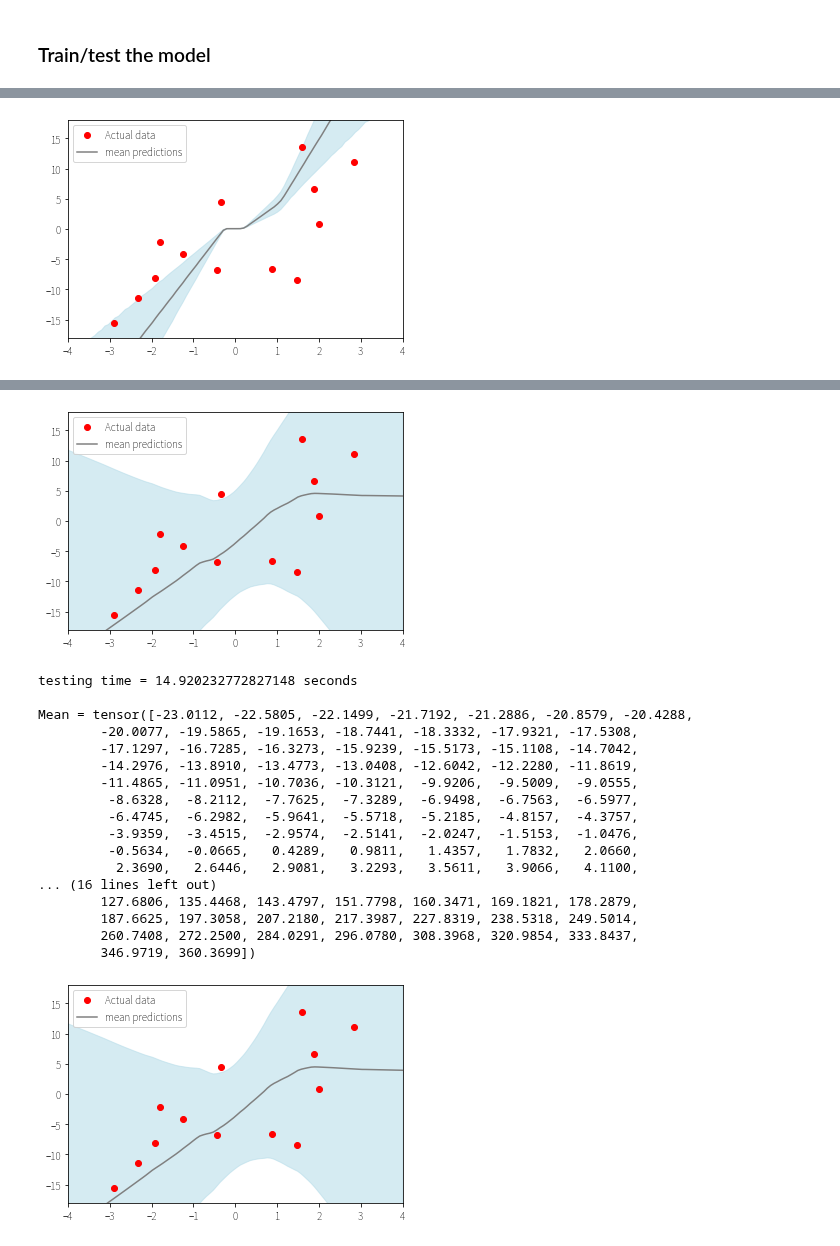
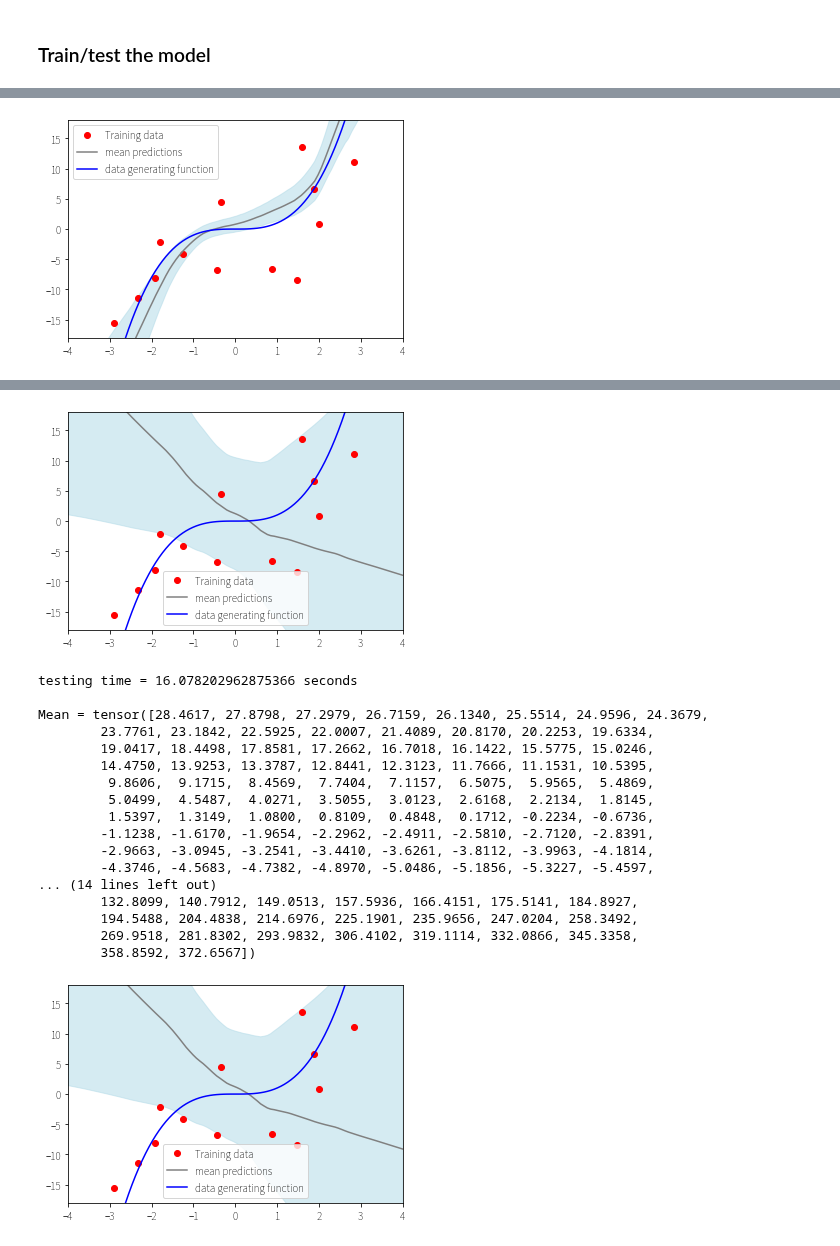
Before and after one commit to ronaldseoh/bayesian-dl-experiments, a Jupyter notebook: experiment_comparison_toy.ipynb, the cells around one changed output, grey strips where cells are left out. Cells and saved outputs as stored; diff of their text form; code cells hidden in the pictures.

Commit message:
test_results/comparison_toy

```diff
--- a/experiment_comparison_toy.ipynb
+++ b/experiment_comparison_toy.ipynb
@@ -148,11 +165,14 @@ uncertainty_methods['hmc'] = models.FCNetPyro(
 # %% [markdown]
 ### Train/test the model
 # %%
-import time
-import pyro
 from pyro.infer import EmpiricalMarginal, SVI, Trace_ELBO, NUTS, MCMC
 
 for key, network in uncertainty_methods.items():
+
+    # Reset the random number generator for each method (to produce identical results)
+    torch.manual_seed(random_seed)
+    np.random.seed(random_seed)
+    pyro.set_rng_seed(random_seed)
 
     # Print the method name
     print("Now running " + str(key))
@@ -183,7 +203,7 @@ for key, network in uncertainty_methods.items():
     elif isinstance(network, models.FCNetPyro):
         if key == 'variational_inference':
             optimizer = pyro.optim.Adam({"lr": 0.01})
-            svi = SVI(network.model, network.guide, optimizer, loss=Trace_ELBO(), num_samples=2000)
+            svi = SVI(network.model, network.guide, optimizer, loss=Trace_ELBO(), num_samples=1000)
         elif key == 'hmc':
             nuts_kernel = NUTS(network.model)
             mcmc = MCMC(nuts_kernel, num_samples=2000, warmup_steps=100)
@@ -221,21 +241,21 @@ for key, network in uncertainty_methods.items():
                     # forward + backward + optimize
                     outputs = network(inputs)
 
-                    #total_loss = objective(outputs, targets)
+                    if loss_function_type == 'test_ll_mc':
+                        _, _, _, metrics = network.predict_dist(
+                            inputs, n_predictions, y_test=targets, reg_strength=reg_strength)
 
-                    _, _, _, metrics = network.predict_dist(
-                        inputs, n_predictions, y_test=targets, reg_strength=reg_strength)
+                        total_loss = -(metrics['test_ll_mc'])
 
-                    total_loss = metrics['rmse_mc']
-
-                    #if network.dropout_type == 'variational':
-                    #    total_loss += float(network.kl() / 10)
+                    else:
+                        total_loss = objective(outputs, targets)
 
                     total_loss.backward()
 
                     optimizer.step()
 
                 elif isinstance(network, models.FCNetPyro):
+                    pyro.clear_param_store()
                     # calculate the loss and take a gradient step
                     total_loss = svi.step(inputs, targets)
 
@@ -289,8 +309,5 @@ training time = 345.659451007843 seconds
 # %%
-%matplotlib inline
-import matplotlib.pyplot as plt
-
-for _, network in uncertainty_methods.items():
+for key, network in uncertainty_methods.items():
 
     """
     Testing
@@ -330,17 +347,22 @@ for _, network in uncertainty_methods.items():
     plt.xlim(dataset_toy_x_low, dataset_toy_x_high)
     plt.ylim(dataset_toy_y_mean-2*dataset_toy_y_std, dataset_toy_y_mean+2*dataset_toy_y_std)
 
+    # Distributions around the predictions
+    plt.fill_between(X_test.flatten(), (mean.detach().numpy() - 2*torch.sqrt(var).detach().numpy()).flatten(), (mean.detach().numpy() + 2*torch.sqrt(var).detach().numpy()).flatten(),
+                     color='lightblue', alpha=0.5)
+
     # Train data
-    plt.plot(dataset.data_x, dataset.data_y, 'or', label='Actual data')
+    plt.plot(dataset.data_x, dataset.data_y, 'or', label='Training data')
 
     # MC prediction
     plt.plot(X_test, mean.detach().numpy(), 'gray', label='mean predictions')
 
-    # Distributions around the predictions
-    plt.fill_between(X_test.flatten(), (mean.detach().numpy() - 2*torch.sqrt(var).detach().numpy()).flatten(), (mean.detach().numpy() + 2*torch.sqrt(var).detach().numpy()).flatten(),
-                     color='lightblue', alpha=0.5)
+    # Original data generating function without noise
+    plt.plot(X_test, X_test ** 3, 'blue', label='data generating function')
 
     plt.legend()
 
+    plt.savefig(os.path.join(test_results_path, str(key) + '.png'))
+
     plt.show()
 # %% [output]
@@ -364 +386 @@ Mean = tensor([-33.5994, -32.8092, -32.0824, -31.4025, -30.6856, -29.9949, -29.2
-[figure, old version]
+[figure, new version]
@@ -382,19 +404,19 @@ Mean = tensor([-22.8427, -22.4167, -21.9907, -21.5647, -21.1386, -20.7127, -20.2
-[figure, old version]
+[figure, new version]
-testing time = 14.920232772827148 seconds
+testing time = 16.078202962875366 seconds
 
-Mean = tensor([-23.0112, -22.5805, -22.1499, -21.7192, -21.2886, -20.8579, -20.4288,
-        -20.0077, -19.5865, -19.1653, -18.7441, -18.3332, -17.9321, -17.5308,
-        -17.1297, -16.7285, -16.3273, -15.9239, -15.5173, -15.1108, -14.7042,
-        -14.2976, -13.8910, -13.4773, -13.0408, -12.6042, -12.2280, -11.8619,
-        -11.4865, -11.0951, -10.7036, -10.3121,  -9.9206,  -9.5009,  -9.0555,
-         -8.6328,  -8.2112,  -7.7625,  -7.3289,  -6.9498,  -6.7563,  -6.5977,
-         -6.4745,  -6.2982,  -5.9641,  -5.5718,  -5.2185,  -4.8157,  -4.3757,
-         -3.9359,  -3.4515,  -2.9574,  -2.5141,  -2.0247,  -1.5153,  -1.0476,
-         -0.5634,  -0.0665,   0.4289,   0.9811,   1.4357,   1.7832,   2.0660,
-          2.3690,   2.6446,   2.9081,   3.2293,   3.5611,   3.9066,   4.1100,
-... (16 lines left out)
-        127.6806, 135.4468, 143.4797, 151.7798, 160.3471, 169.1821, 178.2879,
-        187.6625, 197.3058, 207.2180, 217.3987, 227.8319, 238.5318, 249.5014,
-        260.7408, 272.2500, 284.0291, 296.0780, 308.3968, 320.9854, 333.8437,
-        346.9719, 360.3699])
+Mean = tensor([28.4617, 27.8798, 27.2979, 26.7159, 26.1340, 25.5514, 24.9596, 24.3679,
+        23.7761, 23.1842, 22.5925, 22.0007, 21.4089, 20.8170, 20.2253, 19.6334,
+        19.0417, 18.4498, 17.8581, 17.2662, 16.7018, 16.1422, 15.5775, 15.0246,
+        14.4750, 13.9253, 13.3787, 12.8441, 12.3123, 11.7666, 11.1531, 10.5395,
+         9.8606,  9.1715,  8.4569,  7.7404,  7.1157,  6.5075,  5.9565,  5.4869,
+         5.0499,  4.5487,  4.0271,  3.5055,  3.0123,  2.6168,  2.2134,  1.8145,
+         1.5397,  1.3149,  1.0800,  0.8109,  0.4848,  0.1712, -0.2234, -0.6736,
+        -1.1238, -1.6170, -1.9654, -2.2962, -2.4911, -2.5810, -2.7120, -2.8391,
+        -2.9663, -3.0945, -3.2541, -3.4410, -3.6261, -3.8112, -3.9963, -4.1814,
+        -4.3746, -4.5683, -4.7382, -4.8970, -5.0486, -5.1856, -5.3227, -5.4597,
+... (14 lines left out)
+        132.8099, 140.7912, 149.0513, 157.5936, 166.4151, 175.5141, 184.8927,
+        194.5488, 204.4838, 214.6976, 225.1901, 235.9656, 247.0204, 258.3492,
+        269.9518, 281.8302, 293.9832, 306.4102, 319.1114, 332.0866, 345.3358,
+        358.8592, 372.6567])
-[figure, old version]
+[figure, new version]
```
Also changed, not shown: parts of 6 cells of this notebook, 24 other files.
